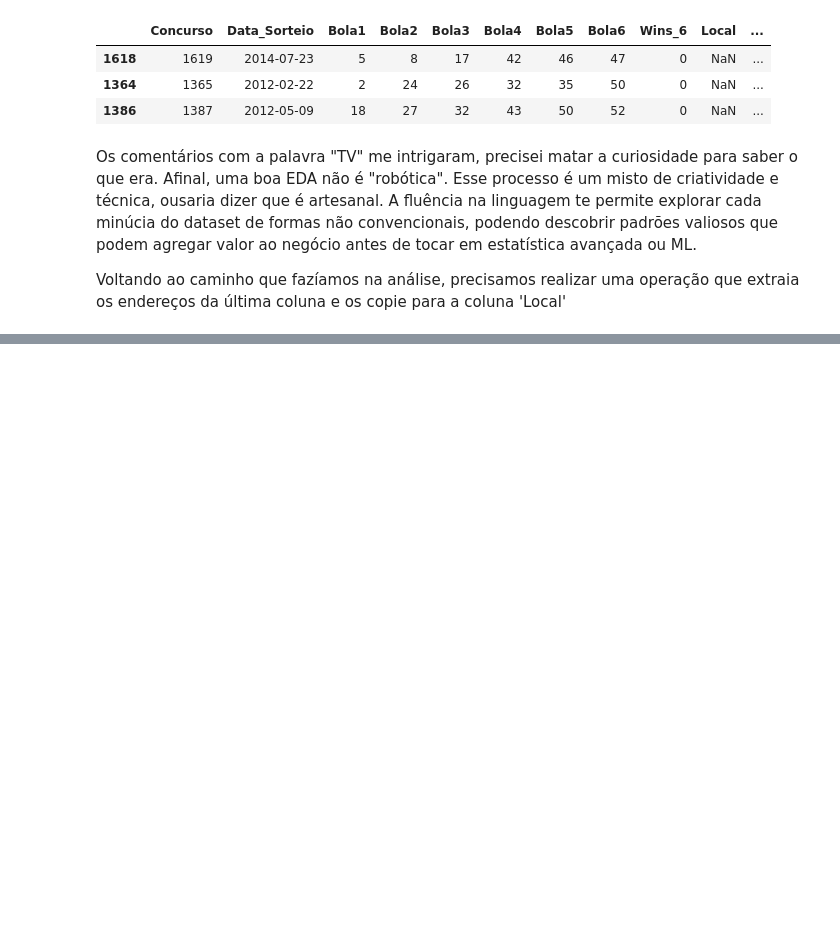
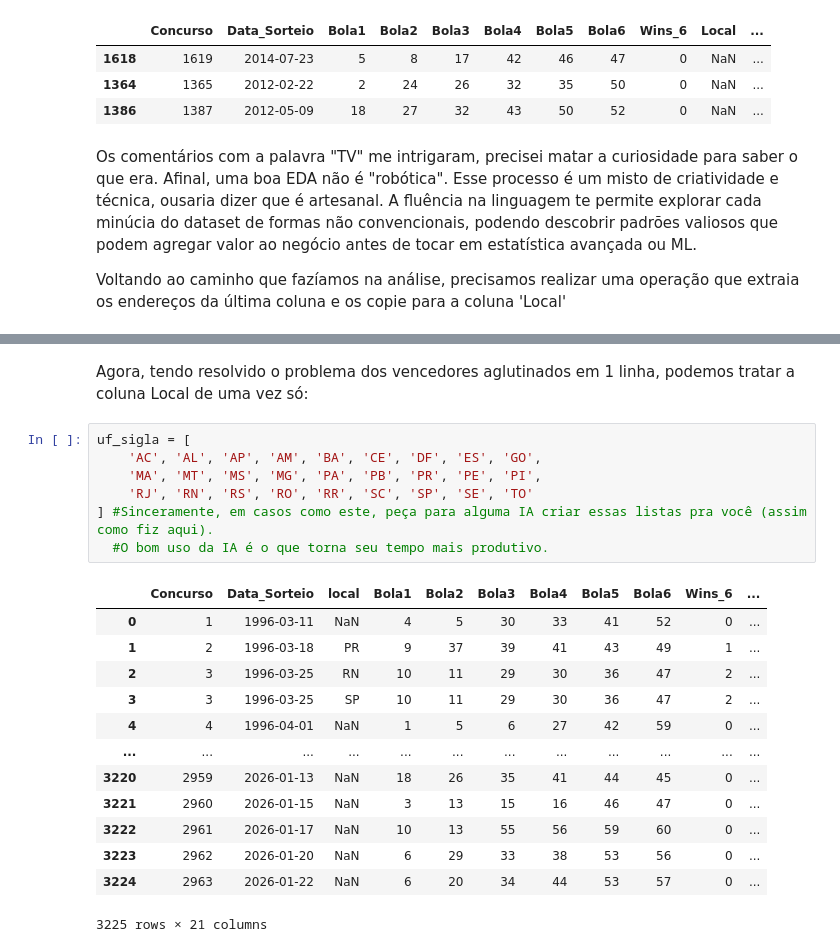
Before and after one commit to zf0rest/megasena_science, a Jupyter notebook: notebooks/analise.ipynb, the cells around one changed output, grey strips where cells are left out. Drawn from its saved outputs; the diff is of its cells as text; blank space fills up the shorter version.

Commit message:
Aplicando explode e eliminando problema de aglutinação de dados

```diff
--- a/notebooks/analise.ipynb
+++ b/notebooks/analise.ipynb
@@ -335,0 +420,23 @@ Voltando ao caminho que fazíamos na análise, precisamos realizar uma operaçã
+# %% [markdown]
+Agora, tendo resolvido o problema dos vencedores aglutinados em 1 linha, podemos tratar a coluna Local de uma vez só:
+# %%
+uf_sigla = [
+    'AC', 'AL', 'AP', 'AM', 'BA', 'CE', 'DF', 'ES', 'GO',
+    'MA', 'MT', 'MS', 'MG', 'PA', 'PB', 'PR', 'PE', 'PI',
+    'RJ', 'RN', 'RS', 'RO', 'RR', 'SC', 'SP', 'SE', 'TO'
+] #Sinceramente, em casos como este, peça para alguma IA criar essas listas pra você (assim como fiz aqui).
+  #O bom uso da IA é o que torna seu tempo mais produtivo.
+# %% [output]
+|  | Concurso | Data_Sorteio | local | Bola1 | Bola2 | Bola3 | Bola4 | Bola5 | Bola6 | Wins_6 | ... |
+| 0 | 1 | 1996-03-11 | NaN | 4 | 5 | 30 | 33 | 41 | 52 | 0 | ... |
+| 1 | 2 | 1996-03-18 | PR | 9 | 37 | 39 | 41 | 43 | 49 | 1 | ... |
+| 2 | 3 | 1996-03-25 | RN | 10 | 11 | 29 | 30 | 36 | 47 | 2 | ... |
+| 3 | 3 | 1996-03-25 | SP | 10 | 11 | 29 | 30 | 36 | 47 | 2 | ... |
+| 4 | 4 | 1996-04-01 | NaN | 1 | 5 | 6 | 27 | 42 | 59 | 0 | ... |
+| ... | ... | ... | ... | ... | ... | ... | ... | ... | ... | ... | ... |
+| 3220 | 2959 | 2026-01-13 | NaN | 18 | 26 | 35 | 41 | 44 | 45 | 0 | ... |
+| 3221 | 2960 | 2026-01-15 | NaN | 3 | 13 | 15 | 16 | 46 | 47 | 0 | ... |
+| 3222 | 2961 | 2026-01-17 | NaN | 10 | 13 | 55 | 56 | 59 | 60 | 0 | ... |
+| 3223 | 2962 | 2026-01-20 | NaN | 6 | 29 | 33 | 38 | 53 | 56 | 0 | ... |
+| 3224 | 2963 | 2026-01-22 | NaN | 6 | 20 | 34 | 44 | 53 | 57 | 0 | ... |
+3225 rows × 21 columns
```
Also changed, not shown: parts of 13 cells of this notebook.
